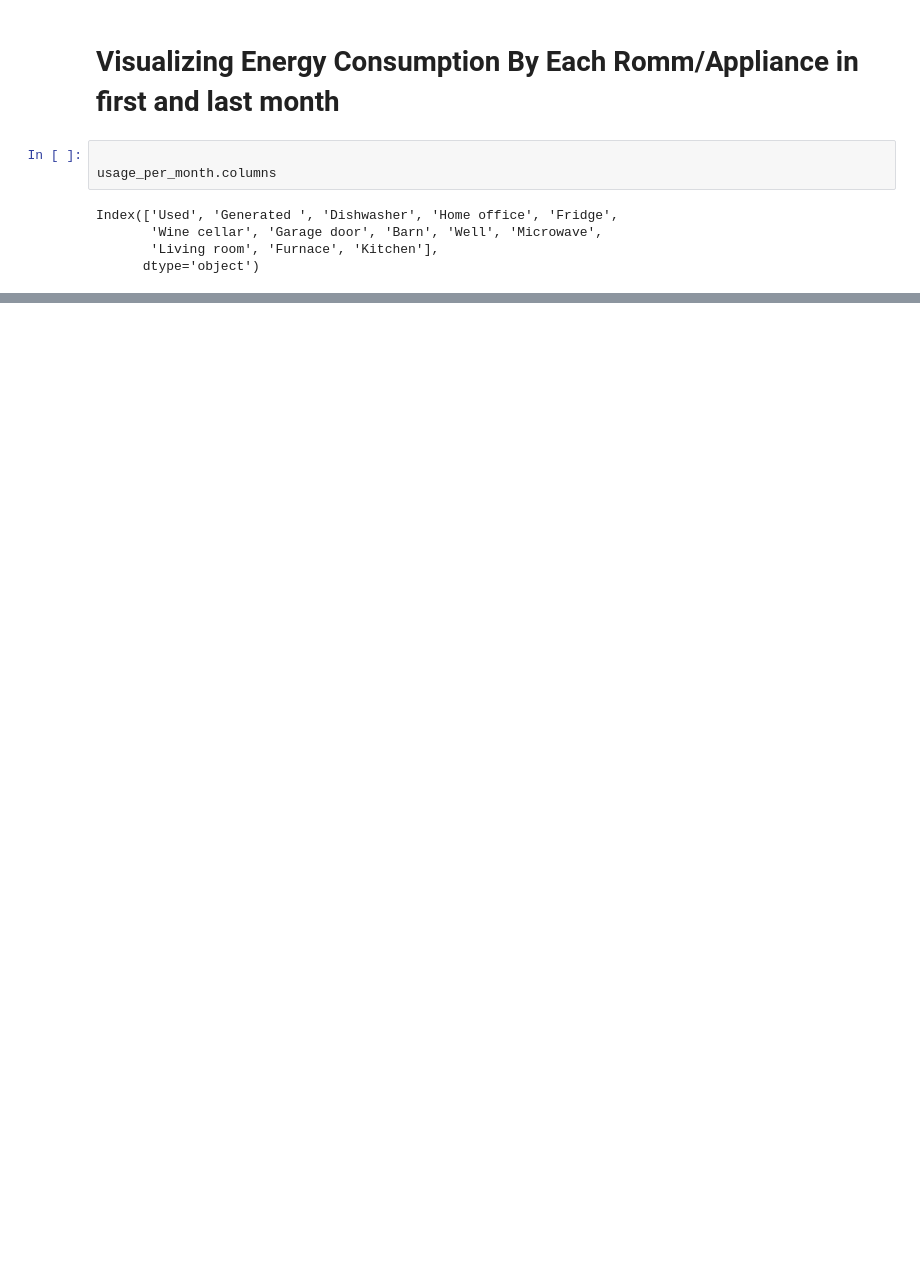
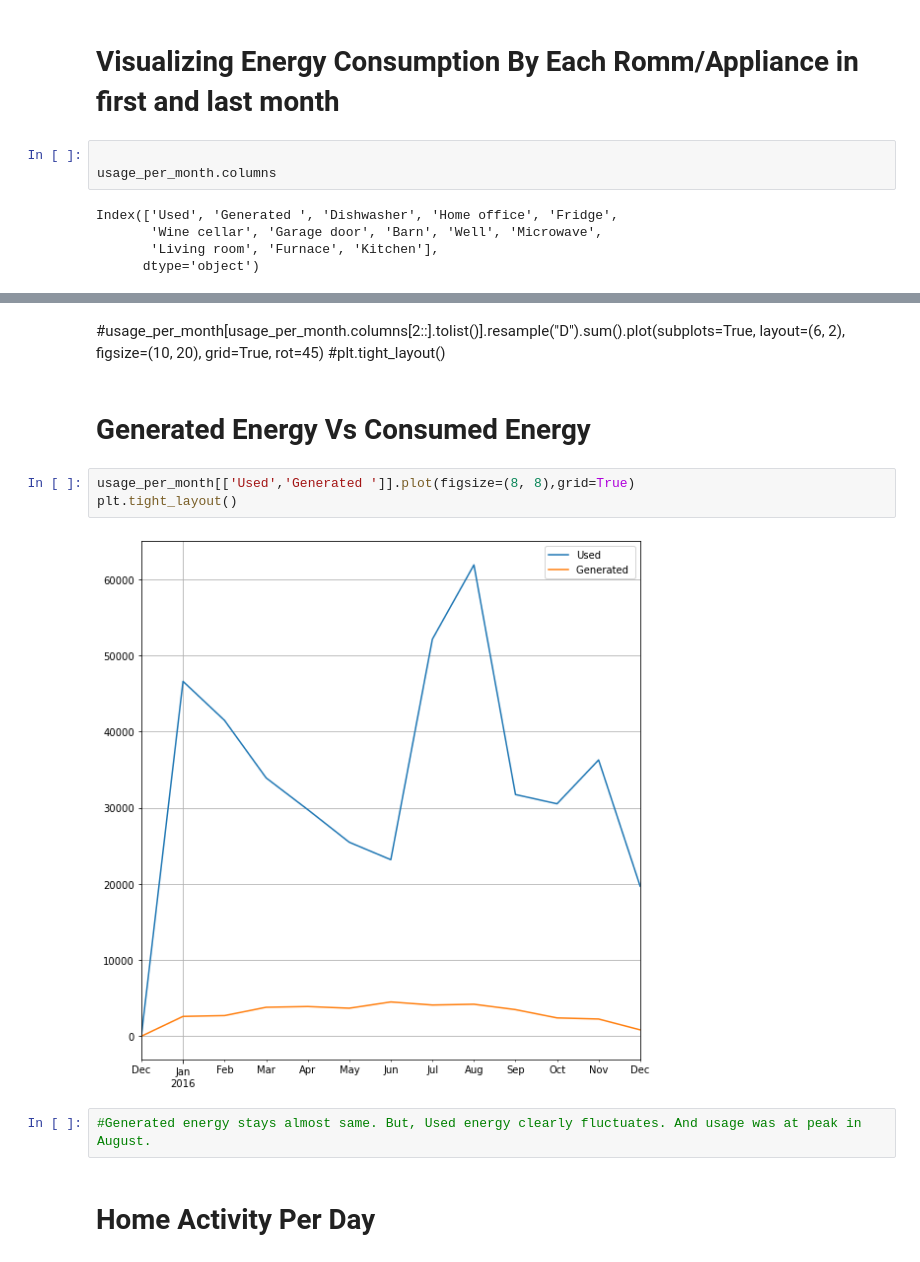
Before and after one commit to hibaasslam/project, a Jupyter notebook: project.ipynb, the cells around one changed output, grey strips where cells are left out. Saved outputs shown, nothing was run; the diff lists cells and outputs as text; blank space fills up the shorter version.

```diff
--- a/project.ipynb
+++ b/project.ipynb
@@ -320,0 +322,15 @@ usage_per_month[usage_per_month.columns[2::].tolist()].plot(figsize=(10, 20),
+# %% [markdown]
+#usage_per_month[usage_per_month.columns[2::].tolist()].resample("D").sum().plot(subplots=True, layout=(6, 2), figsize=(10, 20),
+                                                                grid=True, rot=45)
+#plt.tight_layout()
+# %% [markdown]
+# Generated Energy Vs Consumed Energy
+# %%
+usage_per_month[['Used','Generated ']].plot(figsize=(8, 8),grid=True)
+plt.tight_layout()
+# %% [output]
+[figure, added]
+# %%
+#Generated energy stays almost same. But, Used energy clearly fluctuates. And usage was at peak in August.
+# %% [markdown]
+# Home Activity Per Day
```
Also changed, not shown: parts of 19 cells of this notebook.
